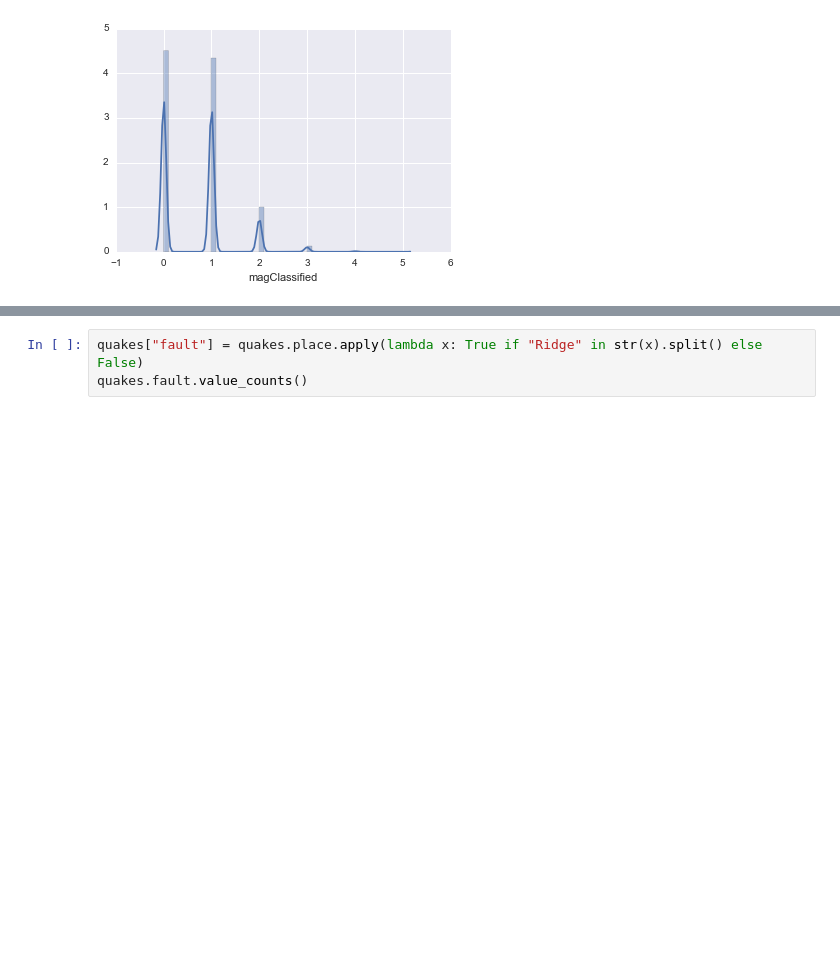
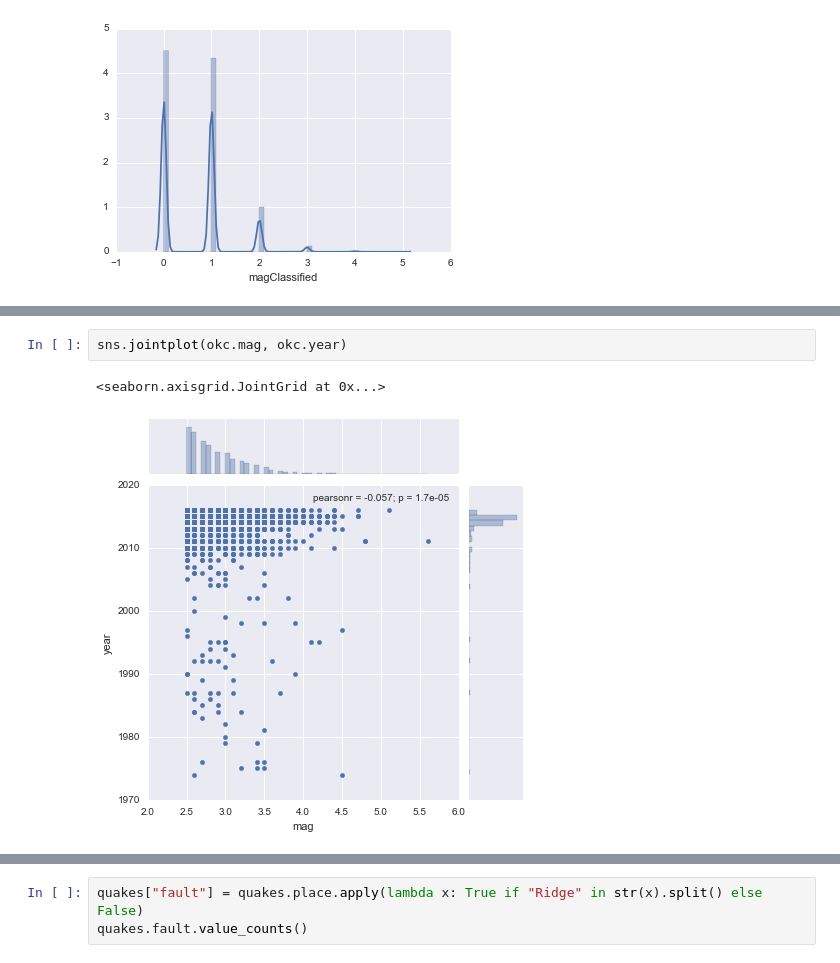
Before and after one commit to keenanzucker/DataScience16CTW, a Jupyter notebook: Model_Iteration_2.ipynb, the cells around one changed output, grey strips where cells are left out. Drawn from its saved outputs; the diff is of its cells as text; blank space fills up the shorter version.

```diff
--- a/Model_Iteration_2.ipynb
+++ b/Model_Iteration_2.ipynb
@@ -190,0 +223,5 @@ Name: country, dtype: int64
+# %%
+sns.jointplot(okc.mag, okc.year)
+# %% [output]
+<seaborn.axisgrid.JointGrid at 0x...>
+[figure, added]
```
Also changed, not shown: parts of 22 cells of this notebook.
